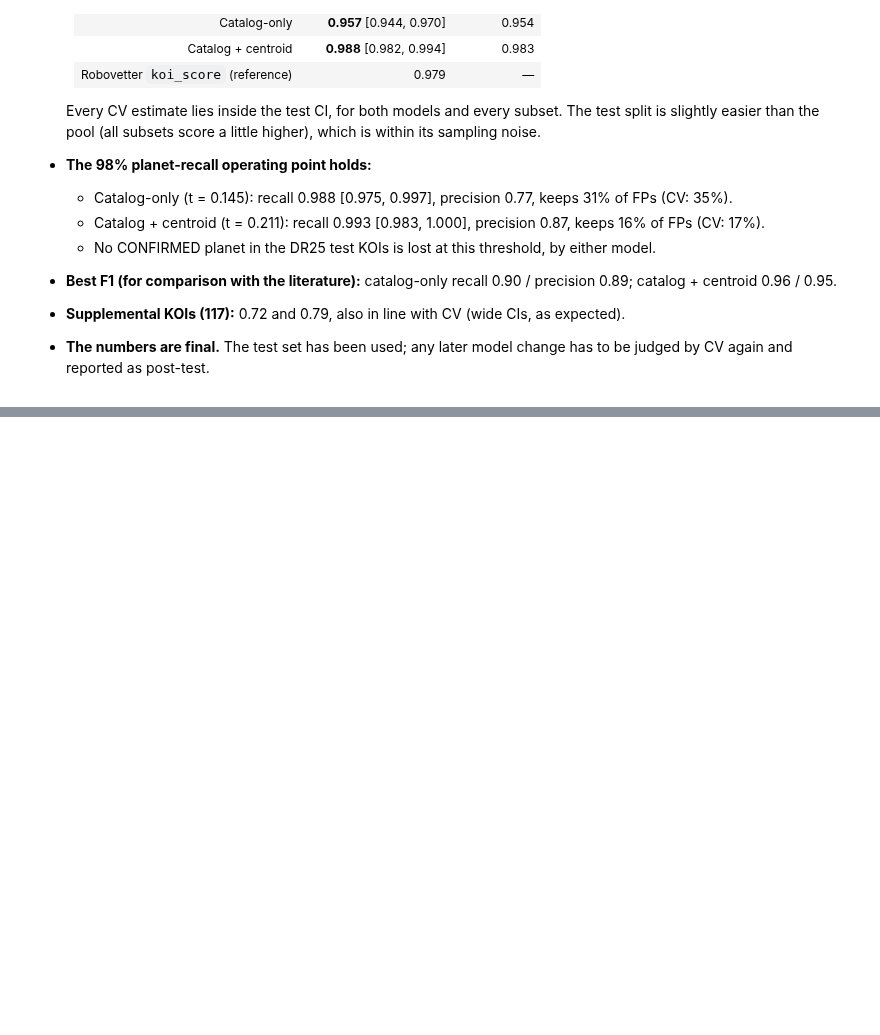
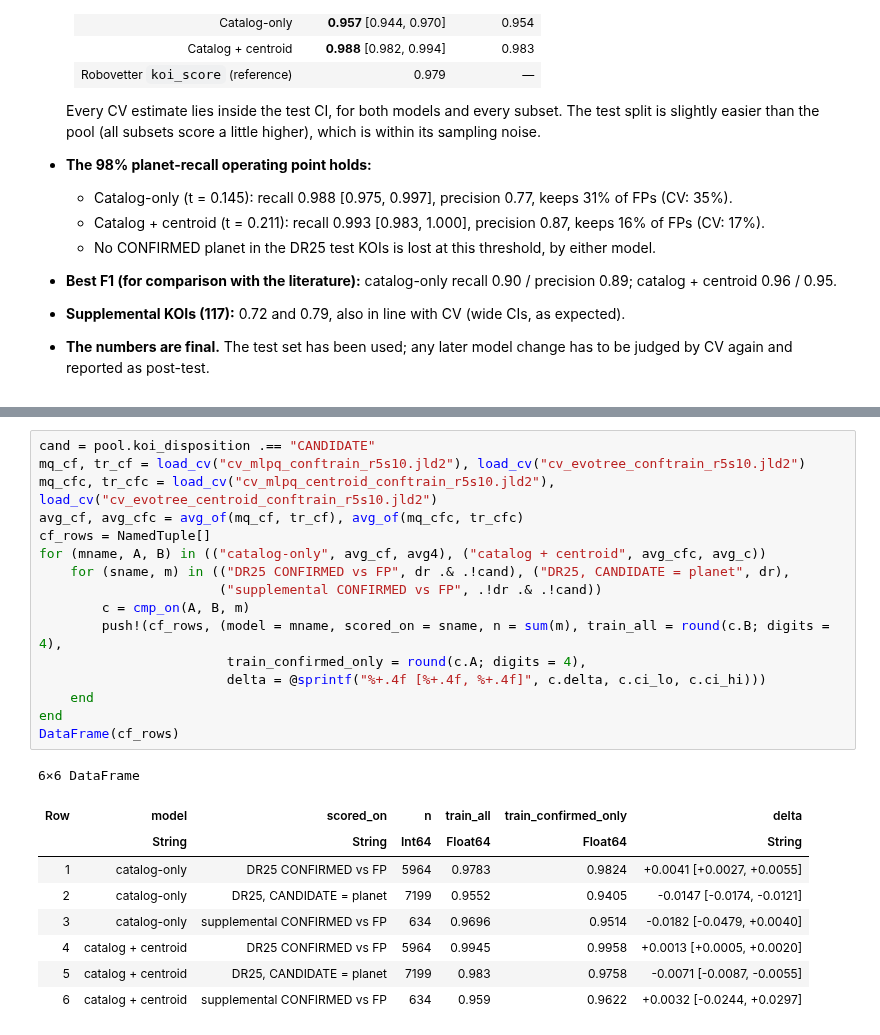
Before and after one commit to mburchnmsu/exoplanet-vetting, a Jupyter notebook: exo101326.ipynb, the cells around one changed output, grey strips where cells are left out. Saved outputs shown, nothing was run; the diff lists cells and outputs as text; blank space fills up the shorter version.

```diff
--- a/exo101326.ipynb
+++ b/exo101326.ipynb
@@ -1172,0 +1186,26 @@ fig
+# %%
+cand = pool.koi_disposition .== "CANDIDATE"
+mq_cf, tr_cf = load_cv("cv_mlpq_conftrain_r5s10.jld2"), load_cv("cv_evotree_conftrain_r5s10.jld2")
+mq_cfc, tr_cfc = load_cv("cv_mlpq_centroid_conftrain_r5s10.jld2"), load_cv("cv_evotree_centroid_conftrain_r5s10.jld2")
+avg_cf, avg_cfc = avg_of(mq_cf, tr_cf), avg_of(mq_cfc, tr_cfc)
+cf_rows = NamedTuple[]
+for (mname, A, B) in (("catalog-only", avg_cf, avg4), ("catalog + centroid", avg_cfc, avg_c))
+    for (sname, m) in (("DR25 CONFIRMED vs FP", dr .& .!cand), ("DR25, CANDIDATE = planet", dr),
+                       ("supplemental CONFIRMED vs FP", .!dr .& .!cand))
+        c = cmp_on(A, B, m)
+        push!(cf_rows, (model = mname, scored_on = sname, n = sum(m), train_all = round(c.B; digits = 4),
+                        train_confirmed_only = round(c.A; digits = 4),
+                        delta = @sprintf("%+.4f [%+.4f, %+.4f]", c.delta, c.ci_lo, c.ci_hi)))
+    end
+end
+DataFrame(cf_rows)
+# %% [output]
+6×6 DataFrame
+| Row | model | scored_on | n | train_all | train_confirmed_only | delta |
+|  | String | String | Int64 | Float64 | Float64 | String |
+| 1 | catalog-only | DR25 CONFIRMED vs FP | 5964 | 0.9783 | 0.9824 | +0.0041 [+0.0027, +0.0055] |
+| 2 | catalog-only | DR25, CANDIDATE = planet | 7199 | 0.9552 | 0.9405 | -0.0147 [-0.0174, -0.0121] |
+| 3 | catalog-only | supplemental CONFIRMED vs FP | 634 | 0.9696 | 0.9514 | -0.0182 [-0.0479, +0.0040] |
+| 4 | catalog + centroid | DR25 CONFIRMED vs FP | 5964 | 0.9945 | 0.9958 | +0.0013 [+0.0005, +0.0020] |
+| 5 | catalog + centroid | DR25, CANDIDATE = planet | 7199 | 0.983 | 0.9758 | -0.0071 [-0.0087, -0.0055] |
+| 6 | catalog + centroid | supplemental CONFIRMED vs FP | 634 | 0.959 | 0.9622 | +0.0032 [-0.0244, +0.0297] |
```
Also changed, not shown: parts of 6 cells of this notebook, 11 other files.
